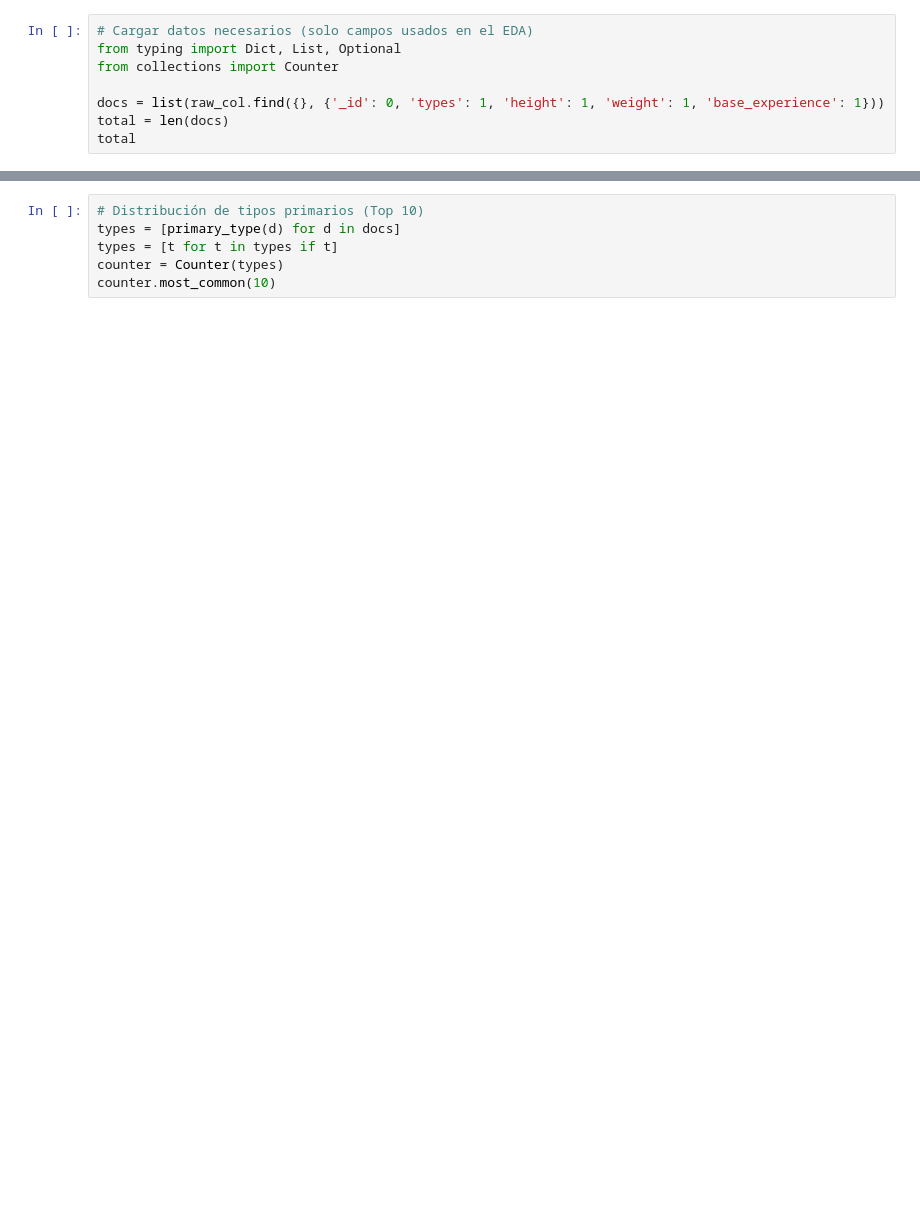
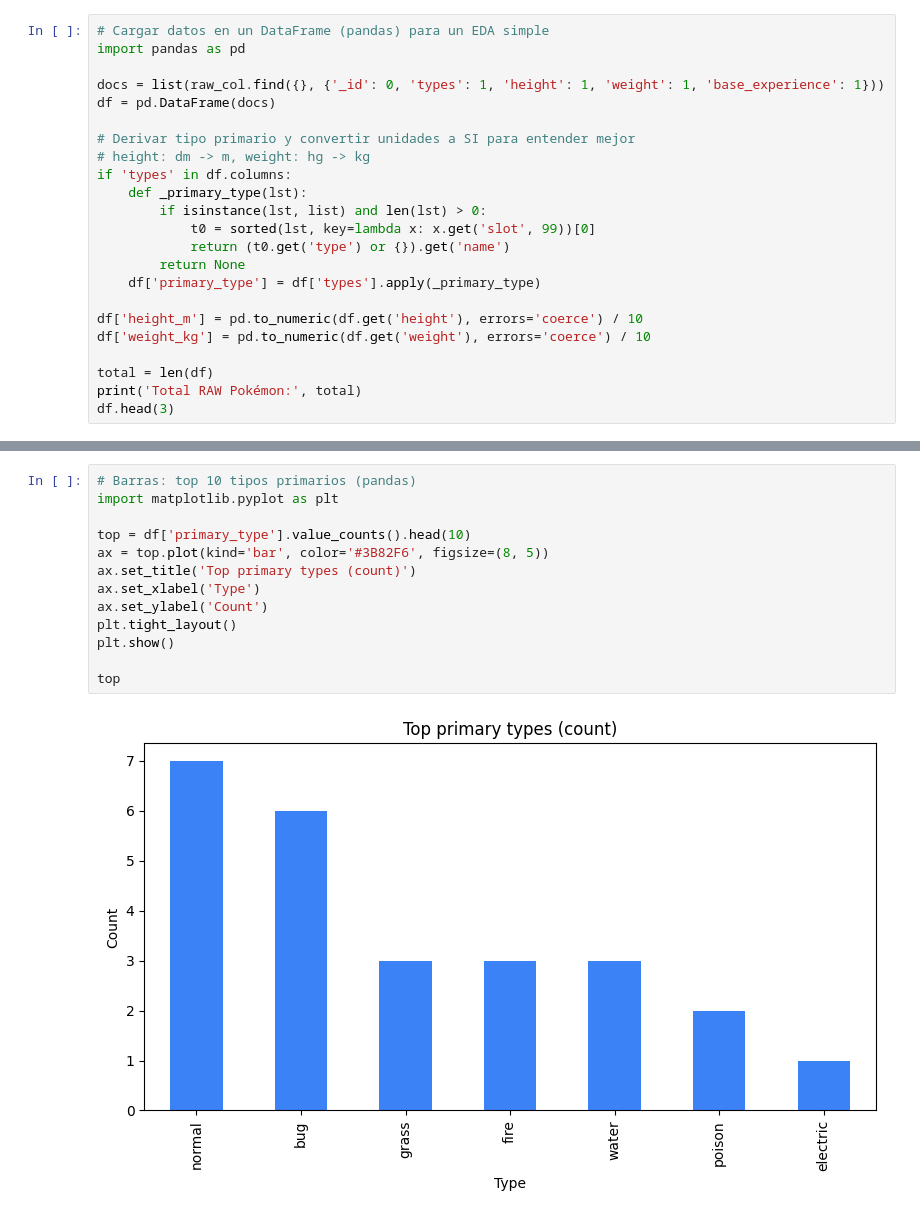
Before and after one commit to NicolasBusch23/taller_4_bases_de_datos, a Jupyter notebook: EDA/RAW_EDA.ipynb, the cells around one changed output, grey strips where cells are left out. Saved outputs shown, nothing was run; the diff lists cells and outputs as text; blank space fills up the shorter version.

```diff
--- a/EDA/RAW_EDA.ipynb
+++ b/EDA/RAW_EDA.ipynb
@@ -24,8 +29,23 @@ raw_col
 # %%
-# Cargar datos necesarios (solo campos usados en el EDA)
-from typing import Dict, List, Optional
-from collections import Counter
+# Cargar datos en un DataFrame (pandas) para un EDA simple
+import pandas as pd
 
 docs = list(raw_col.find({}, {'_id': 0, 'types': 1, 'height': 1, 'weight': 1, 'base_experience': 1}))
-total = len(docs)
-total
+df = pd.DataFrame(docs)
+
+# Derivar tipo primario y convertir unidades a SI para entender mejor
+# height: dm -> m, weight: hg -> kg
+if 'types' in df.columns:
+    def _primary_type(lst):
+        if isinstance(lst, list) and len(lst) > 0:
+            t0 = sorted(lst, key=lambda x: x.get('slot', 99))[0]
+            return (t0.get('type') or {}).get('name')
+        return None
+    df['primary_type'] = df['types'].apply(_primary_type)
+
+df['height_m'] = pd.to_numeric(df.get('height'), errors='coerce') / 10
+df['weight_kg'] = pd.to_numeric(df.get('weight'), errors='coerce') / 10
+
+total = len(df)
+print('Total RAW Pokémon:', total)
+df.head(3)
@@ -71,6 +92,15 @@ print('Base experience summary:', base_exp_sum)
 # %%
-# Distribución de tipos primarios (Top 10)
-types = [primary_type(d) for d in docs]
-types = [t for t in types if t]
-counter = Counter(types)
-counter.most_common(10)
+# Barras: top 10 tipos primarios (pandas)
+import matplotlib.pyplot as plt
+
+top = df['primary_type'].value_counts().head(10)
+ax = top.plot(kind='bar', color='#3B82F6', figsize=(8, 5))
+ax.set_title('Top primary types (count)')
+ax.set_xlabel('Type')
+ax.set_ylabel('Count')
+plt.tight_layout()
+plt.show()
+
+top
+# %% [output]
+[figure, added]
```
Also changed, not shown: parts of 14 cells of this notebook, 4 other files.
